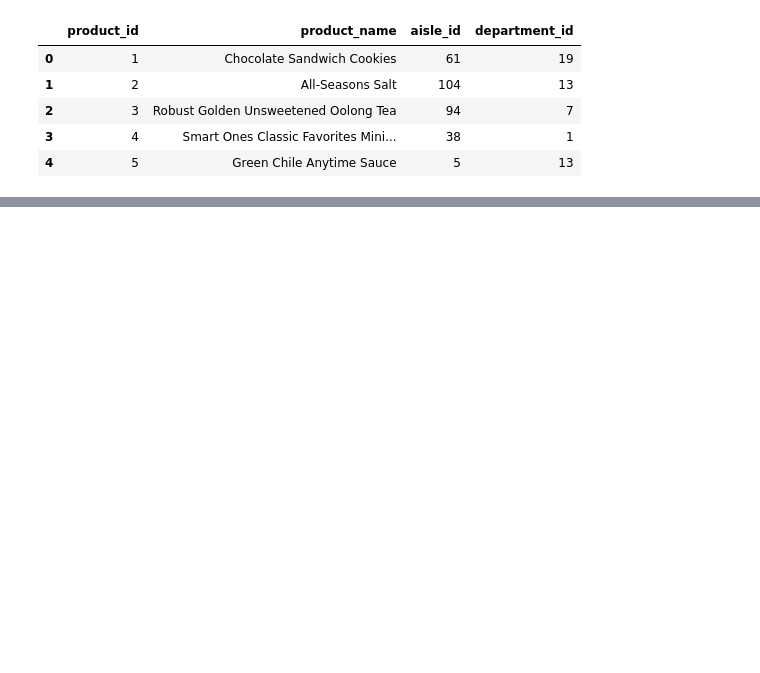
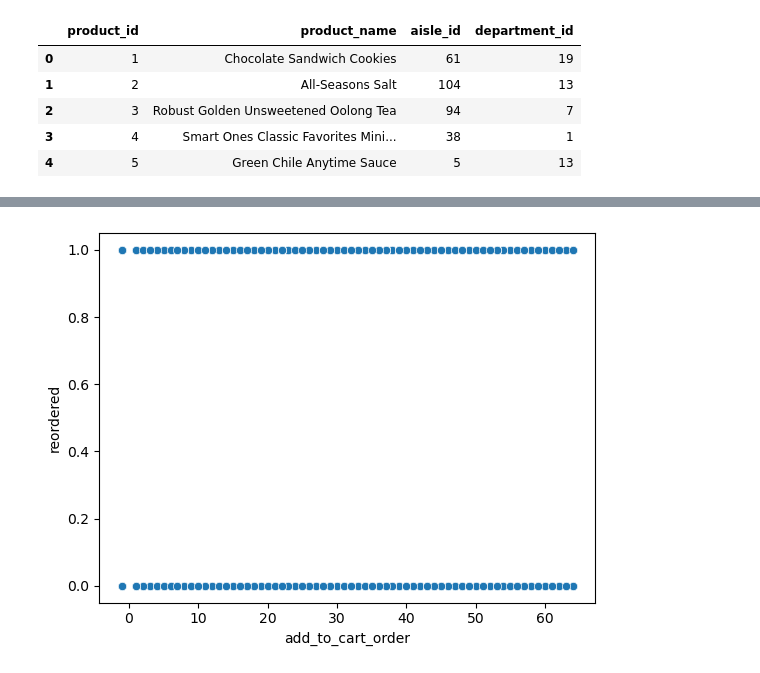
Before and after one commit to ErickNaunay/ds-week-2, a Jupyter notebook: EDA.ipynb, the cells around one changed output, grey strips where cells are left out. Saved outputs shown, nothing was run; the diff lists cells and outputs as text; code cells hidden in the pictures; blank space fills up the shorter version.

```diff
--- a/EDA.ipynb
+++ b/EDA.ipynb
@@ -625,0 +1357,2 @@ productos.head()
+# %%
+productos['product_name'] = productos['product_name'].fillna('Nombre Desconocido')
@@ -641,0 +1666,5 @@ ordenes_full = ordenes_detalle.merge(productos, on='product_id', how='inner')
+# %%
+sns.scatterplot(data=ordenes_full, x='add_to_cart_order', y='reordered')
+plt.show()
+# %% [output]
+[figure, added]
```
Also changed, not shown: parts of 68 cells of this notebook, 1 other file.
